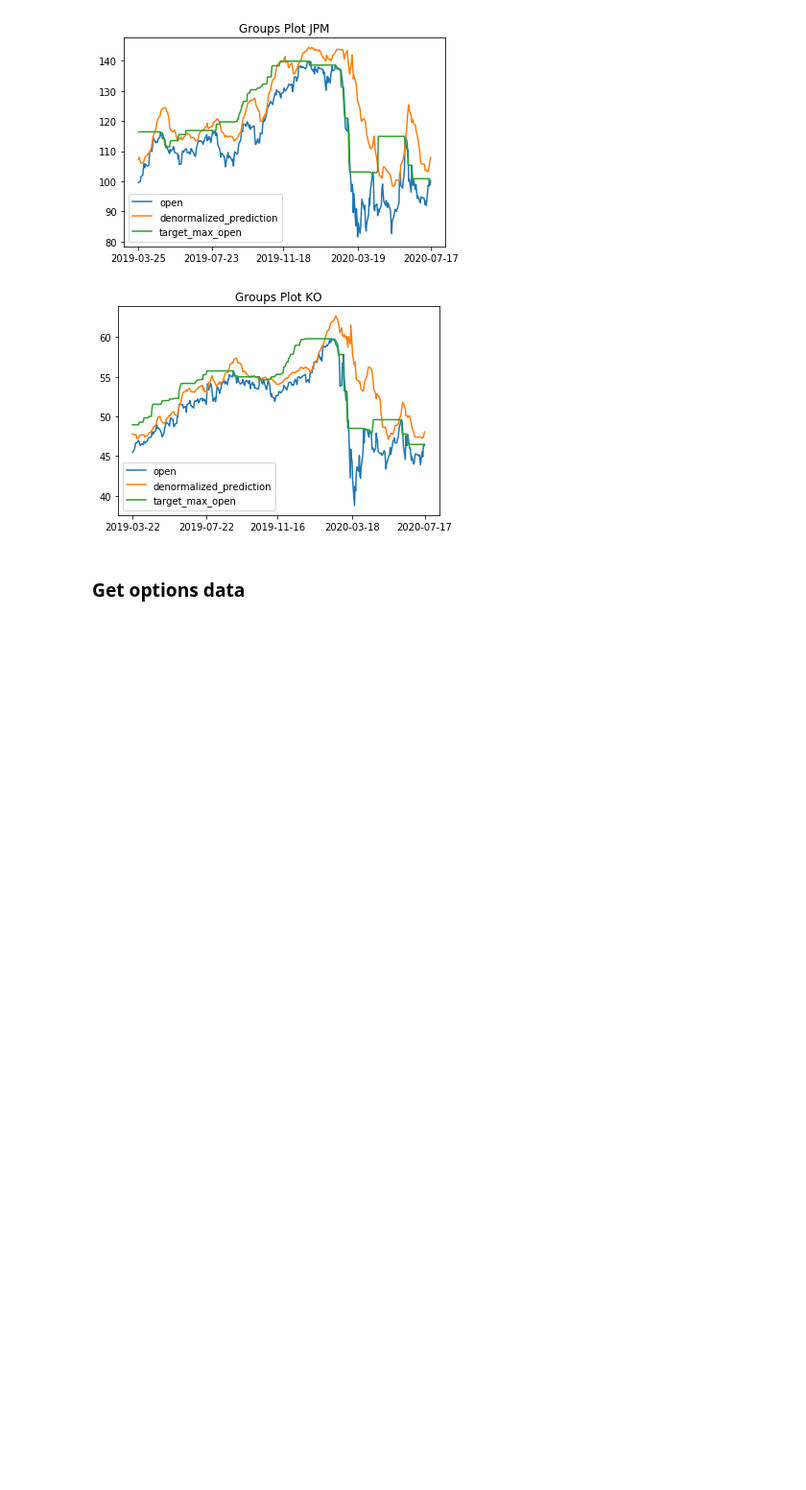
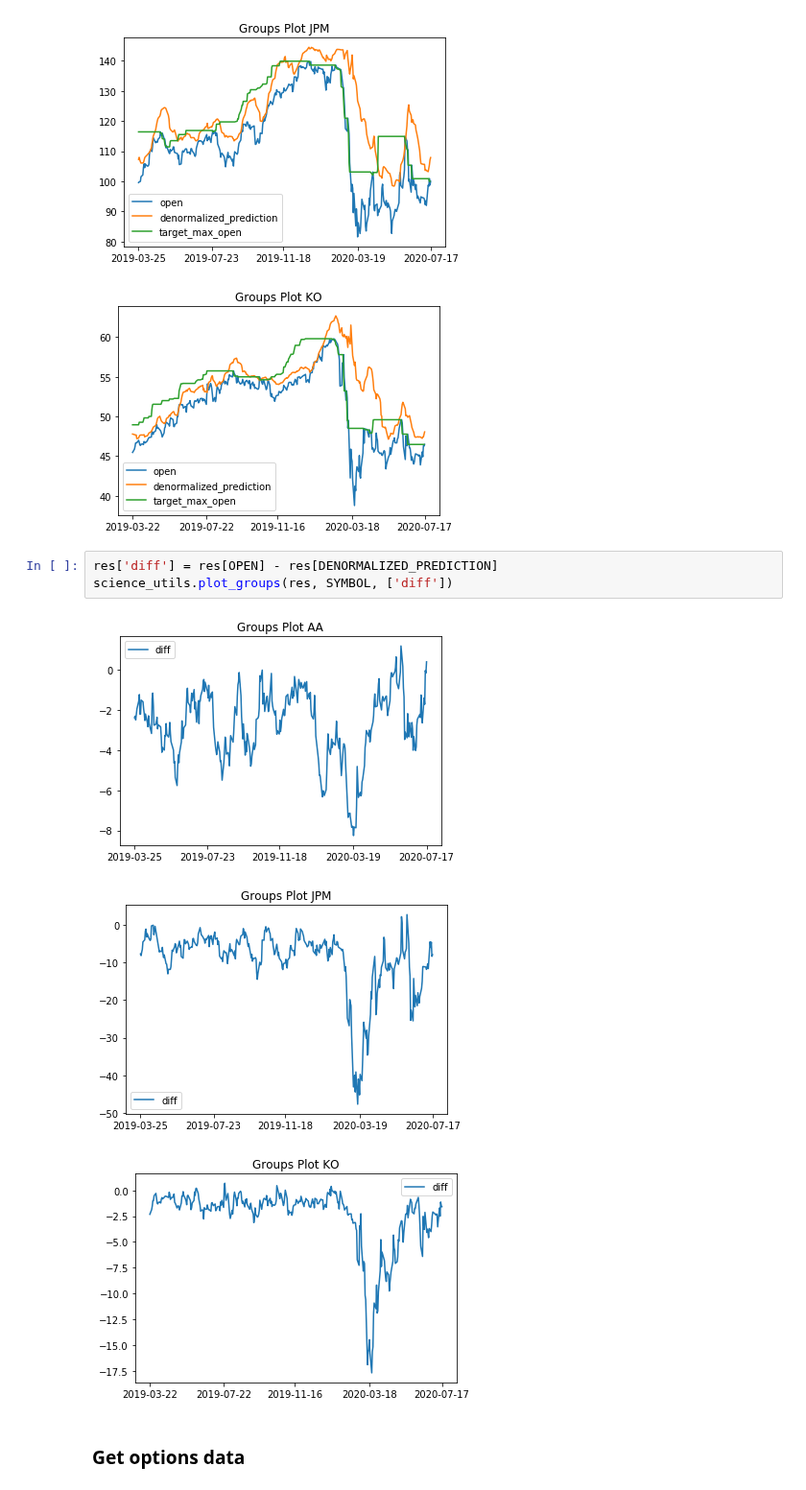
Before and after one commit to rbetzler/fun-times-in-python, a Jupyter notebook: finance/science/exploration/20200722_lstm.ipynb, the cells around one changed output. Shown at 96% size. Cells and saved outputs as stored; diff of their text form; blank space fills up the shorter version.

```diff
--- a/finance/science/exploration/20200722_lstm.ipynb
+++ b/finance/science/exploration/20200722_lstm.ipynb
@@ -219,6 +219,13 @@ science_utils.plot_groups(res, SYMBOL, [OPEN, DENORMALIZED_PREDICTION, TARGET_MA
 [figure]
 [figure]
 [figure]
+# %%
+res['diff'] = res[OPEN] - res[DENORMALIZED_PREDICTION]
+science_utils.plot_groups(res, SYMBOL, ['diff'])
+# %% [output]
+[figure, added]
+[figure, added]
+[figure, added]
 # %% [markdown]
 ### Get options data
 # %%
```
Also changed, not shown: parts of 3 cells of this notebook.
